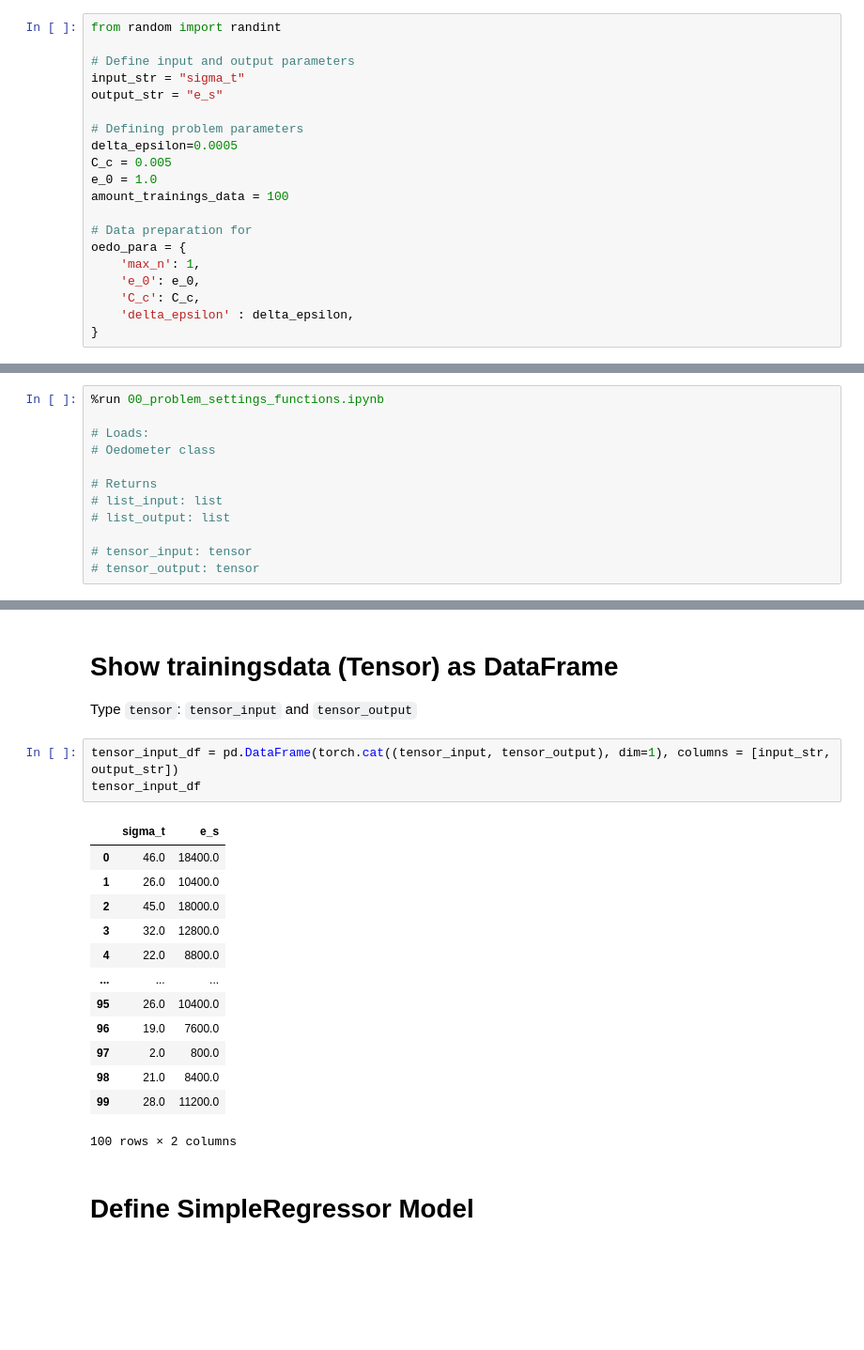
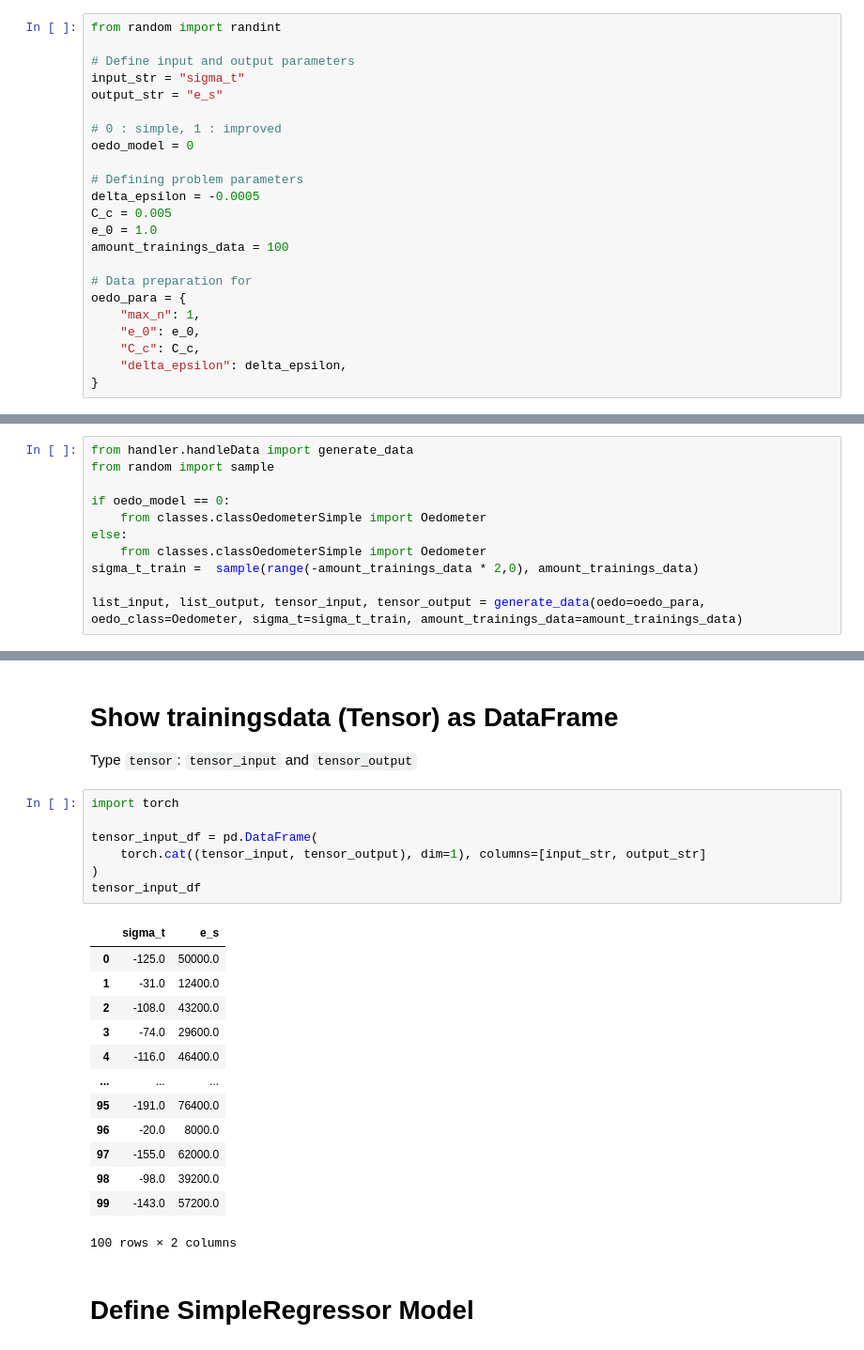
Before and after one commit to BesT1CooKie1/nn_oedometer, a Jupyter notebook: 01_oedometer_pytorch.ipynb, the cells around one changed output, grey strips where cells are left out. Shown at 94% size. Saved outputs shown, nothing was run; the diff lists cells and outputs as text; blank space fills up the shorter version.

```diff
--- a/01_oedometer_pytorch.ipynb
+++ b/01_oedometer_pytorch.ipynb
@@ -39,18 +39,21 @@ from random import randint
 input_str = "sigma_t"
 output_str = "e_s"
 
+# 0 : simple, 1 : improved
+oedo_model = 0
+
 # Defining problem parameters
-delta_epsilon=0.0005
+delta_epsilon = -0.0005
 C_c = 0.005
 e_0 = 1.0
 amount_trainings_data = 100
 
 # Data preparation for
 oedo_para = {
-    'max_n': 1,
-    'e_0': e_0,
-    'C_c': C_c,
-    'delta_epsilon' : delta_epsilon,
+    "max_n": 1,
+    "e_0": e_0,
+    "C_c": C_c,
+    "delta_epsilon": delta_epsilon,
 }
 # %% [markdown]
 # Load problem and generate trainings data from 00_problem_settings_functions.ipynb
@@ -59,17 +62,16 @@ Available classes: `Oedometer` <br>
 Returns `list_input` and `list_output` as type `list` <br>
 Returns `tensor_input` and `tensor_output` as type `tensor`
 # %%
-%run 00_problem_settings_functions.ipynb
+from handler.handleData import generate_data
+from random import sample
 
-# Loads:
-# Oedometer class
+if oedo_model == 0:
+    from classes.classOedometerSimple import Oedometer
+else:
+    from classes.classOedometerSimple import Oedometer
+sigma_t_train =  sample(range(-amount_trainings_data * 2,0), amount_trainings_data)
 
-# Returns
-# list_input: list
-# list_output: list
-
-# tensor_input: tensor
-# tensor_output: tensor
+list_input, list_output, tensor_input, tensor_output = generate_data(oedo=oedo_para, oedo_class=Oedometer, sigma_t=sigma_t_train, amount_trainings_data=amount_trainings_data)
 # %% [markdown]
 # Show trainingsdata (List) as DataFrame
 Type `list`: `list_input` and `list_output`
@@ -87,21 +89,25 @@ pd.DataFrame([[input_str] + list_input, [output_str] + list_output])
 # Show trainingsdata (Tensor) as DataFrame
 Type `tensor`: `tensor_input` and `tensor_output`
 # %%
-tensor_input_df = pd.DataFrame(torch.cat((tensor_input, tensor_output), dim=1), columns = [input_str, output_str])
+import torch
+
+tensor_input_df = pd.DataFrame(
+    torch.cat((tensor_input, tensor_output), dim=1), columns=[input_str, output_str]
+)
 tensor_input_df
 # %% [output]
 |  | sigma_t | e_s |
-| 0 | 46.0 | 18400.0 |
-| 1 | 26.0 | 10400.0 |
-| 2 | 45.0 | 18000.0 |
-| 3 | 32.0 | 12800.0 |
-| 4 | 22.0 | 8800.0 |
+| 0 | -125.0 | 50000.0 |
+| 1 | -31.0 | 12400.0 |
+| 2 | -108.0 | 43200.0 |
+| 3 | -74.0 | 29600.0 |
+| 4 | -116.0 | 46400.0 |
 | ... | ... | ... |
-| 95 | 26.0 | 10400.0 |
-| 96 | 19.0 | 7600.0 |
-| 97 | 2.0 | 800.0 |
-| 98 | 21.0 | 8400.0 |
-| 99 | 28.0 | 11200.0 |
+| 95 | -191.0 | 76400.0 |
+| 96 | -20.0 | 8000.0 |
+| 97 | -155.0 | 62000.0 |
+| 98 | -98.0 | 39200.0 |
+| 99 | -143.0 | 57200.0 |
 100 rows × 2 columns
 # %% [markdown]
 # Define SimpleRegressor Model
```
Also changed, not shown: parts of 7 cells of this notebook, 19 other files.
